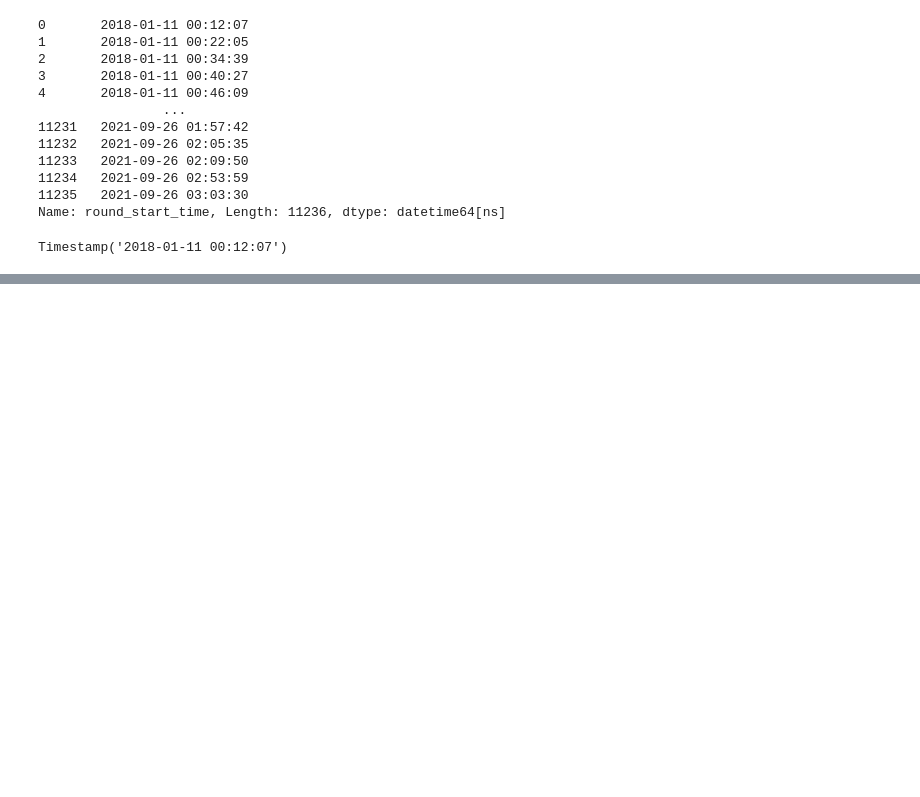
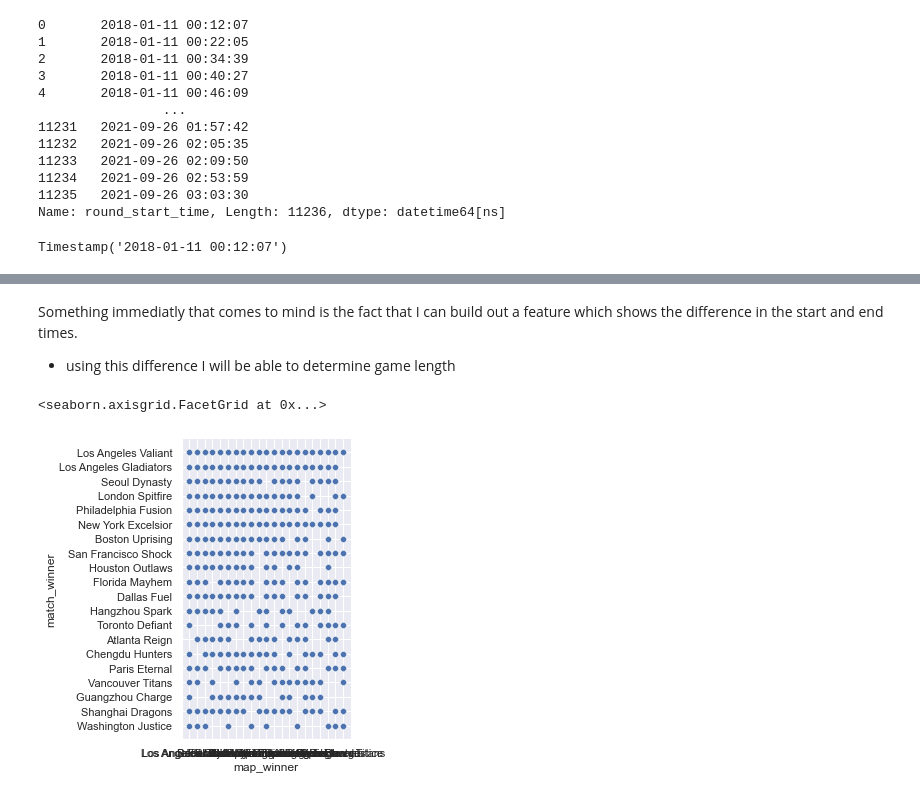
Before and after one commit to VasiliyAMelkozerov/personal_projects, a Jupyter notebook: scratch.ipynb, the cells around one changed output, grey strips where cells are left out. Drawn from its saved outputs; the diff is of its cells as text; code cells hidden in the pictures; blank space fills up the shorter version.

Commit message:
checkpoint reached

```diff
--- a/scratch.ipynb
+++ b/scratch.ipynb
@@ -153,6 +163,3 @@ df.head()
 | 3 | 2018-01-11 00:40:27 | 2018-01-11 00:44:41 | Overwatch League - Stage 1 | 10223 | 2 | Los Angeles Valiant | Los Angeles Valiant | San Francisco Shock | ... |
 | 4 | 2018-01-11 00:46:09 | 2018-01-11 00:49:48 | Overwatch League - Stage 1 | 10223 | 2 | Los Angeles Valiant | Los Angeles Valiant | San Francisco Shock | ... |
 5 rows × 25 columns
-# %%
-df_index = df.set_index('round_start_time').sort_index()
-df_index.head()
@@ -205,0 +311,4 @@ This gives us roughly
+# %%
+df.round_start_time = pd.to_datetime(df.round_start_time)
+# %%
+df.round_end_time = pd.to_datetime(df.round_end_time)
@@ -205,0 +377,12 @@ This gives us roughly
+# %% [markdown]
+Something immediatly that comes to mind is the fact that I can build out a feature which shows the difference in the start and end times.
+
+- using this difference I will be able to determine game length
+# %%
+sns.relplot(data=df,x="map_winner",y="match_winner")
+# find visualization of categorical data on categorical data
+# catplots
+# there learning take away from ryan is to check sns documentation tutorial
+# %% [output]
+<seaborn.axisgrid.FacetGrid at 0x...>
+[figure, added]
```
Also changed, not shown: parts of 72 cells of this notebook, 4 other files.
